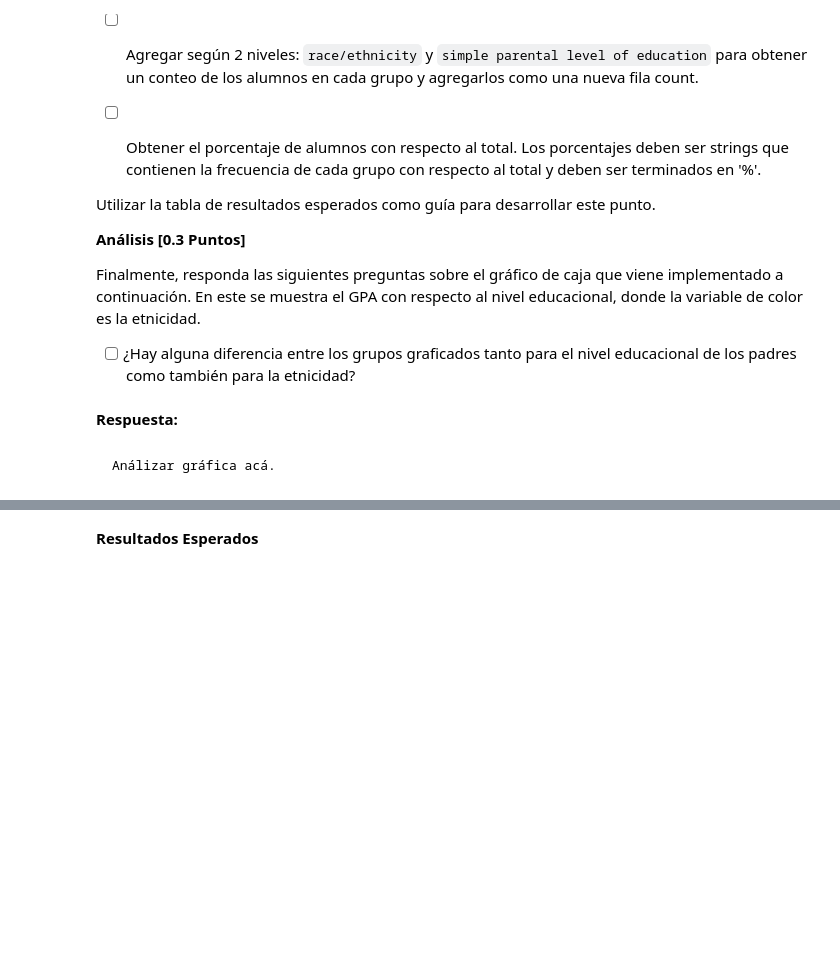
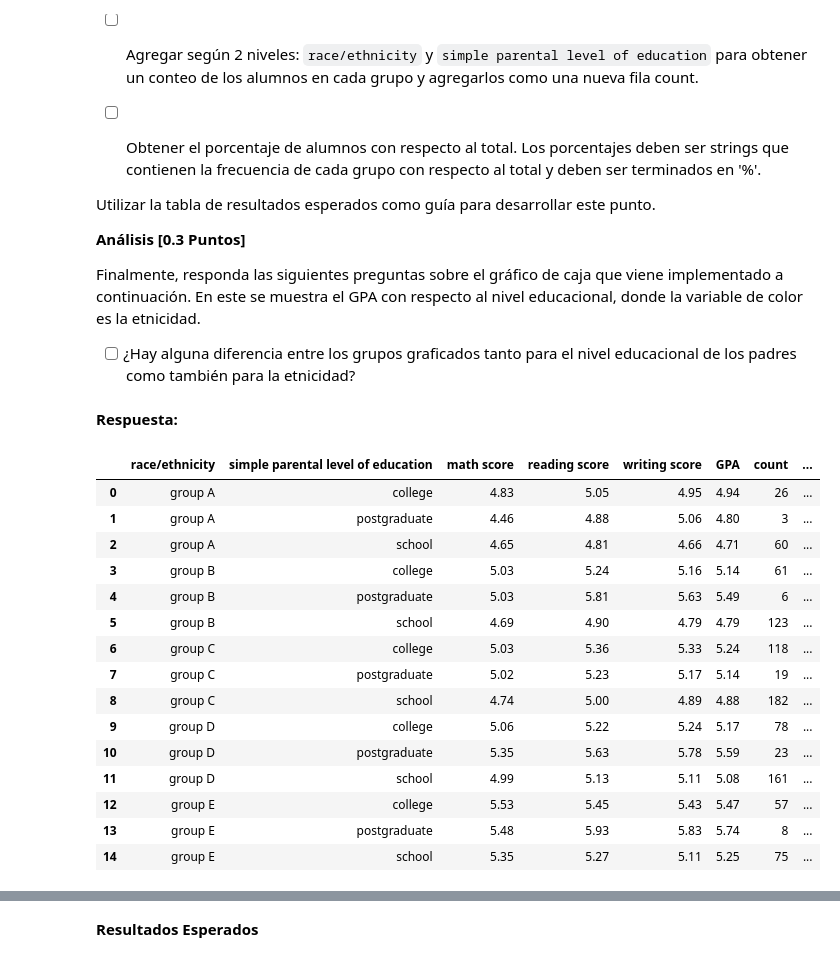
Before and after one commit to Joaquin-HS/MDS7202, a Jupyter notebook: lab3/Lab3.ipynb, the cells around one changed output, grey strips where cells are left out. Cells and saved outputs as stored; diff of their text form; code cells hidden in the pictures; blank space fills up the shorter version.

Commit message:
laboratorio 3 terminado, junto a modificaciones del readme general del repo

```diff
--- a/lab3/Lab3.ipynb
+++ b/lab3/Lab3.ipynb
@@ -346,0 +687,5 @@ df_grades= ...
+# %%
+df_grades_1 = pd.read_json('students_grades_1.json')
+df_grades_2 = pd.read_json('students_grades_2.json')
+
+df_grades = pd.concat([df_grades_1, df_grades_2], axis=0)
@@ -390,3 +749,54 @@ Finalmente, responda las siguientes preguntas sobre el gráfico de caja que vien
+# %%
+def tabla_resumen(df):
+    # Se genera una tabla resumen con lo solicitado
+
+    # Se calcula el promedio de las notas de cada asignatura
+    df["GPA"] = df[["math score", "reading score", "writing score"]].mean(axis=1).round(2)
+
+    # Se mapea la variable "parental level of education":
+    df["simple parental level of education"] = df["parental level of education"].map({
+        "some high school": "school",
+        "some college": "school",
+        "high school": "school",
+        "bachelor's degree": "college",
+        "associate's degree": "college",
+        "master's degree": "postgraduate"
+    })
+
+    # Se agrega según "race/ethnicity" y "simple parental level of education" obteniendo el promedio de notas
+    prom = df.groupby(["race/ethnicity", "simple parental level of education"])[["math score", "reading score", "writing score", "GPA"]].mean().round(2)
+
+    # Se agrega según "race/ethnicity" y "simple parental level of education" obteniendo el conteo de alumnos
+    cont = df.groupby(["race/ethnicity", "simple parental level of education"]).size().reset_index(name='count')
+
+    # Se unen ambos DataFrames generando la tabla resumen
+    resumen = pd.merge(prom, cont, on=["race/ethnicity", "simple parental level of education"])
+
+    # Se obtiene el porcentaje de alumnos con respecto al total
+    total_alumnos = df.shape[0]
+    resumen['percentage'] = (resumen['count'] / total_alumnos * 100).round(2).astype(str) + '%'
+
+    return resumen
+# %%
+resumen = tabla_resumen(df_grades)
+resumen
+# %% [output]
+|  | race/ethnicity | simple parental level of education | math score | reading score | writing score | GPA | count | ... |
+| 0 | group A | college | 4.83 | 5.05 | 4.95 | 4.94 | 26 | ... |
+| 1 | group A | postgraduate | 4.46 | 4.88 | 5.06 | 4.80 | 3 | ... |
+| 2 | group A | school | 4.65 | 4.81 | 4.66 | 4.71 | 60 | ... |
+| 3 | group B | college | 5.03 | 5.24 | 5.16 | 5.14 | 61 | ... |
+| 4 | group B | postgraduate | 5.03 | 5.81 | 5.63 | 5.49 | 6 | ... |
+| 5 | group B | school | 4.69 | 4.90 | 4.79 | 4.79 | 123 | ... |
+| 6 | group C | college | 5.03 | 5.36 | 5.33 | 5.24 | 118 | ... |
+| 7 | group C | postgraduate | 5.02 | 5.23 | 5.17 | 5.14 | 19 | ... |
+| 8 | group C | school | 4.74 | 5.00 | 4.89 | 4.88 | 182 | ... |
+| 9 | group D | college | 5.06 | 5.22 | 5.24 | 5.17 | 78 | ... |
+| 10 | group D | postgraduate | 5.35 | 5.63 | 5.78 | 5.59 | 23 | ... |
+| 11 | group D | school | 4.99 | 5.13 | 5.11 | 5.08 | 161 | ... |
+| 12 | group E | college | 5.53 | 5.45 | 5.43 | 5.47 | 57 | ... |
+| 13 | group E | postgraduate | 5.48 | 5.93 | 5.83 | 5.74 | 8 | ... |
+| 14 | group E | school | 5.35 | 5.27 | 5.11 | 5.25 | 75 | ... |
 # %%
 fig = px.box(
     df_grades,
@@ -397,4 +811,2 @@ fig = px.box(
 )
 fig.show()
-# %% [markdown]
-    Análizar gráfica acá.
```
Also changed, not shown: parts of 46 cells of this notebook, 1 other file.
